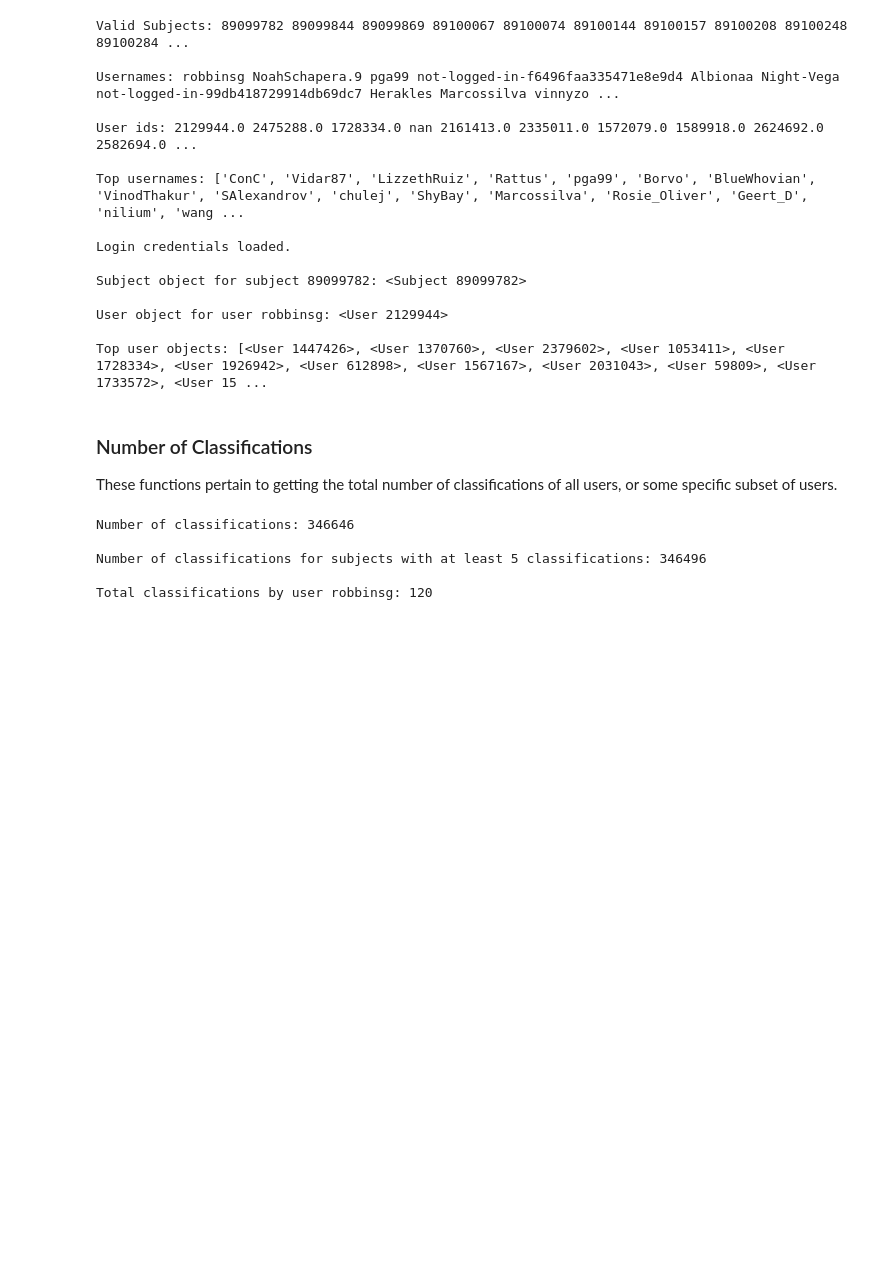
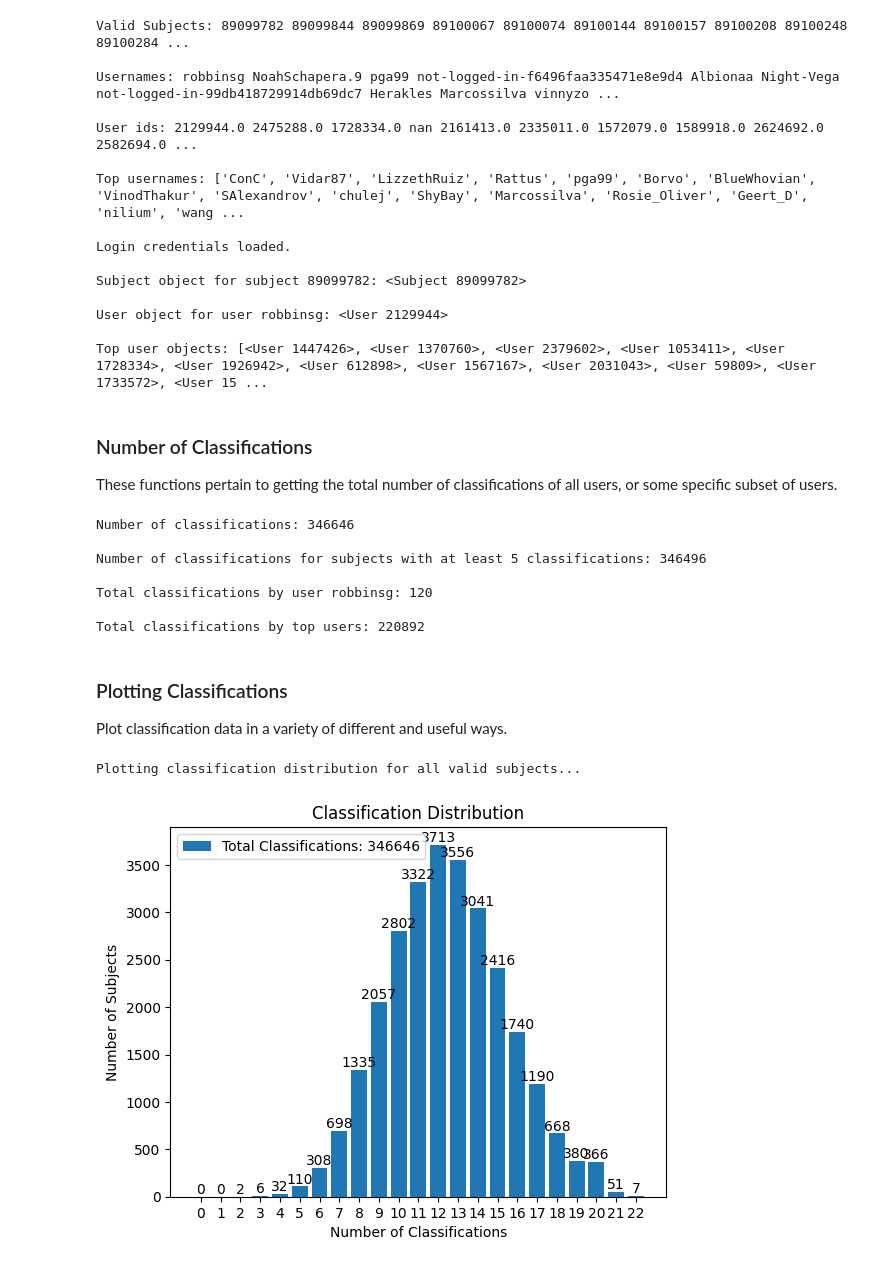
Before and after one commit to coolneighbors/DataAnalysis, a Jupyter notebook: DataToolkit/Examples/JupyterNotebooks/Analyzing/Analyzing Subjects.ipynb, the cells around one changed output. Cells and saved outputs as stored; diff of their text form; code cells hidden in the pictures; blank space fills up the shorter version.

```diff
--- a/DataToolkit/Examples/JupyterNotebooks/Analyzing/Analyzing Subjects.ipynb
+++ b/DataToolkit/Examples/JupyterNotebooks/Analyzing/Analyzing Subjects.ipynb
@@ -147,9 +147,26 @@ print(f"Number of classifications for subjects with at least {n} classifications
 # Get the total number of classifications done by a specific user.
 user_classification_count = analyzer.getTotalClassificationsByUser(usernames[0])
 print(f"Total classifications by user {usernames[0]}: {user_classification_count}\n")
+
+# Get the total number of classifications done by the top users (two modes: percentile or classification threshold).
+top_users_classification_count = analyzer.getTotalClassificationsByTopUsers(classification_threshold=None, percentile=98)
+print(f"Total classifications by top users: {top_users_classification_count}\n")
 # %% [output]
 Number of classifications: 346646
 
 Number of classifications for subjects with at least 5 classifications: 346496
 
 Total classifications by user robbinsg: 120
+
+Total classifications by top users: 220892
+# %% [markdown]
+### Plotting Classifications
+Plot classification data in a variety of different and useful ways.
+# %%
+# Plot the classification distribution for all subjects.
+total_subject_count = 27800
+print("Plotting classification distribution for all valid subjects...\n")
+analyzer.plotClassificationDistribution(total_subject_count=total_subject_count, title="Classification Distribution")
+# %% [output]
+Plotting classification distribution for all valid subjects...
+[figure, added]
```
Also changed, not shown: parts of 1 cell of this notebook, 3 other files.
